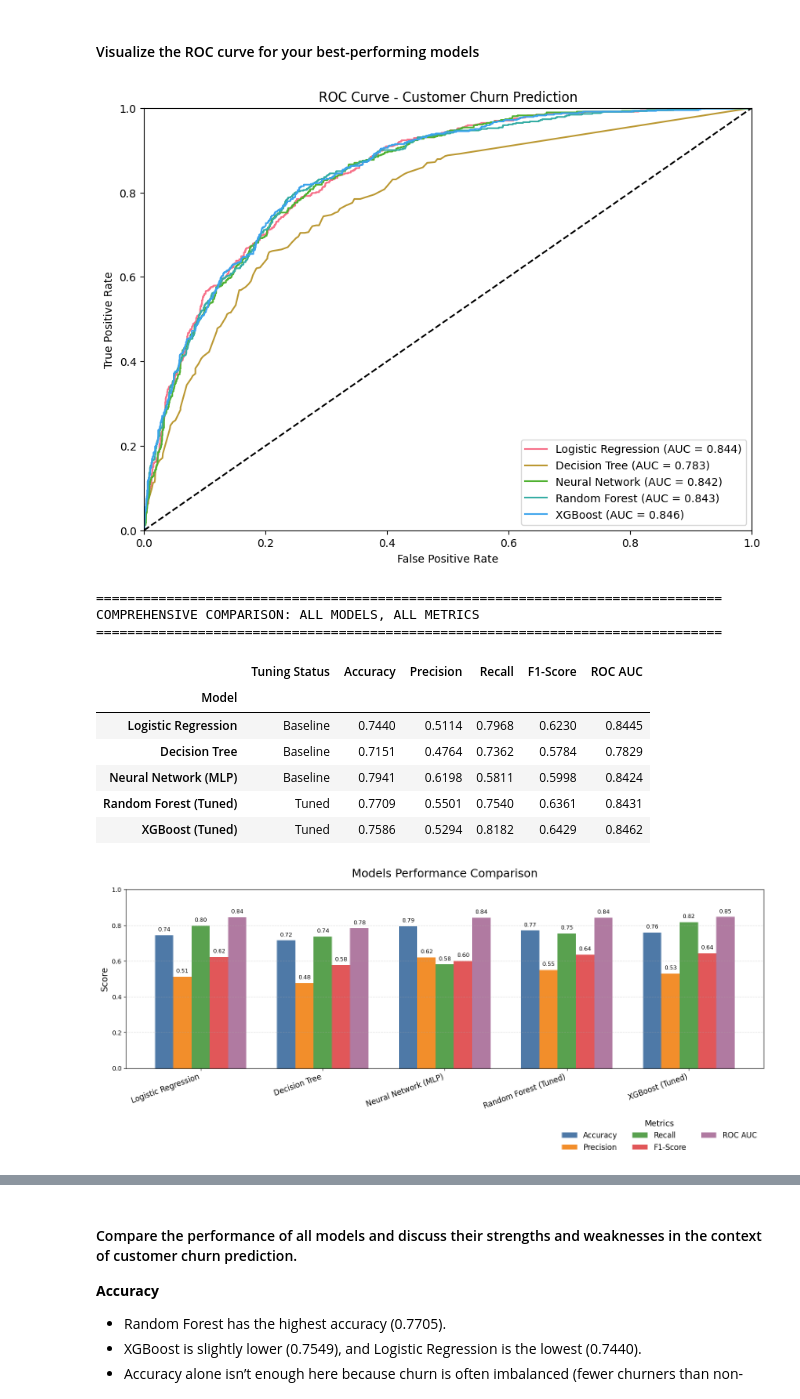
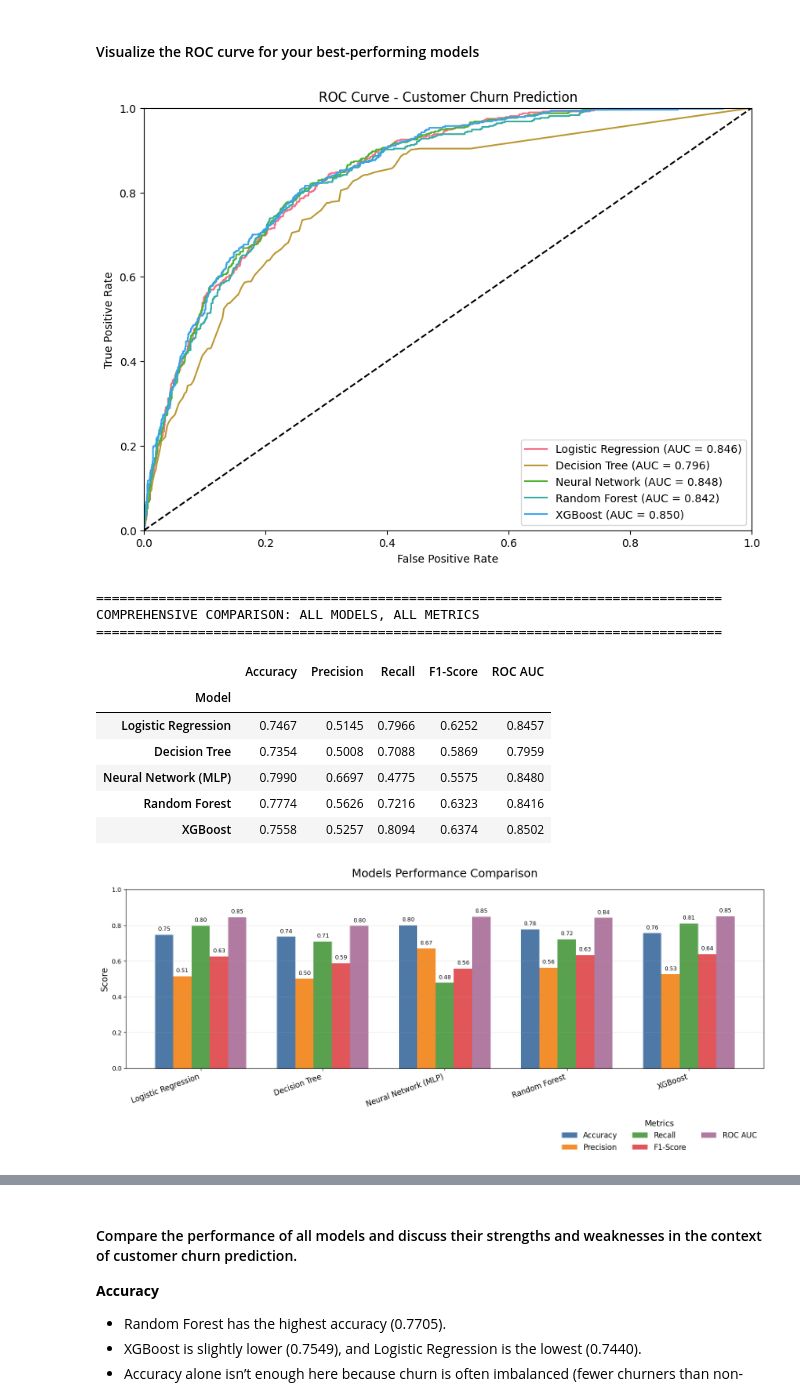
Before and after one commit to ZahraaFadhel/Predictive-Model-for-Customer-Churn, a Jupyter notebook: main.ipynb, the cells around one changed output, grey strips where cells are left out. Cells and saved outputs as stored; diff of their text form; code cells hidden in the pictures.

```diff
--- a/main.ipynb
+++ b/main.ipynb
@@ -987,7 +994,7 @@ y = df['churn']
 # Split the dataset: 70% train, 30% test with stratification
 X_train, X_test, y_train, y_test = train_test_split(
     X, y,
-    test_size=0.30,
+    test_size=0.25,
     random_state=42,
     stratify=y  # to ensure balanced churn distribution in both sets
 )
@@ -1595,9 +1833,9 @@ from sklearn.metrics import roc_curve, auc
 import matplotlib.pyplot as plt
 
 # Get predicted probabilities
-y_prob_lr = logistic_regression.predict_proba(X_test)[:, 1]
+y_prob_lr = best_lr.predict_proba(X_test)[:, 1]
 y_prob_dt = decision_tree_model.predict_proba(X_test)[:, 1]
-y_prob_nn = neural_network_model.predict_proba(X_test)[:, 1]
+y_prob_nn = best_nn.predict_proba(X_test)[:, 1]
 y_prob_rf = best_rf.predict_proba(X_test)[:, 1]
 y_prob_xgb = best_xgb.predict_proba(X_test)[:, 1]
 
@@ -1631,7 +1869,7 @@ plt.title('ROC Curve - Customer Churn Prediction')
 plt.legend(loc='lower right')
 plt.show()
 # %% [output]
-[figure, old version]
+[figure, new version]
 # %%
 # Models Performance Comparison
 
@@ -1663,24 +1901,19 @@ def get_model_metrics(model, X_test, y_test):
 # (Add/remove models as needed, just keep the structure)
 models = {
     'Logistic Regression': {
-        'model': logistic_regression,
-        'tuning': 'Baseline'
+        'model': best_lr,
     },
     'Decision Tree': {
         'model': decision_tree_model,
-        'tuning': 'Baseline'
     },
     'Neural Network (MLP)': {
-        'model': neural_network_model,
-        'tuning': 'Baseline'
+        'model': best_nn,
     },
-    'Random Forest (Tuned)': {
+    'Random Forest': {
         'model': best_rf,
-        'tuning': 'Tuned'
     },
-    'XGBoost (Tuned)': {
+    'XGBoost': {
         'model': best_xgb,
-        'tuning': 'Tuned'
     }
 }
 
@@ -1689,12 +1922,11 @@ rows = []
 for name, info in models.items():
     metrics = get_model_metrics(info['model'], X_test, y_test)  # or X_test_scaled if you used scaling
     metrics['Model'] = name
-    metrics['Tuning Status'] = info['tuning']
     rows.append(metrics)
 
 comparison_df = pd.DataFrame(rows)
 comparison_df = comparison_df.set_index('Model')
-comparison_df = comparison_df[['Tuning Status', 'Accuracy', 'Precision', 'Recall', 'F1-Score', 'ROC AUC']]
+comparison_df = comparison_df[['Accuracy', 'Precision', 'Recall', 'F1-Score', 'ROC AUC']]
 comparison_df = comparison_df.round(4)
 
 print("\n" + "="*80)
@@ -1728,38 +1960,38 @@ plt.xticks(x, plot_df.index, rotation=20, ha='right', fontsize=12)
 
 # Add value labels
 for i, metric in enumerate(metrics_to_plot):
     for j, value in enumerate(plot_df[metric]):
         plt.text(
             x=j + (i - 2) * width,
             y=value + 0.015,
             s=f"{value:.2f}",
             ha='center',
             va='bottom',
             fontsize=9
         )
 
 plt.legend(
     title="Metrics",
     fontsize=12,
     title_fontsize=13,
     bbox_to_anchor=(1, -0.25), # outside bottom-right
     loc='upper right',
     ncol=3,
     frameon=False
 )
 
 plt.grid(axis='y', linestyle='--', alpha=0.4)
 plt.tight_layout()
 plt.show()
 # %% [output]
 ================================================================================
 COMPREHENSIVE COMPARISON: ALL MODELS, ALL METRICS
 ================================================================================
-|  | Tuning Status | Accuracy | Precision | Recall | F1-Score | ROC AUC |
-| Model |  |  |  |  |  |  |
-| Logistic Regression | Baseline | 0.7440 | 0.5114 | 0.7968 | 0.6230 | 0.8445 |
-| Decision Tree | Baseline | 0.7151 | 0.4764 | 0.7362 | 0.5784 | 0.7829 |
-| Neural Network (MLP) | Baseline | 0.7941 | 0.6198 | 0.5811 | 0.5998 | 0.8424 |
-| Random Forest (Tuned) | Tuned | 0.7709 | 0.5501 | 0.7540 | 0.6361 | 0.8431 |
-| XGBoost (Tuned) | Tuned | 0.7586 | 0.5294 | 0.8182 | 0.6429 | 0.8462 |
+|  | Accuracy | Precision | Recall | F1-Score | ROC AUC |
+| Model |  |  |  |  |  |
+| Logistic Regression | 0.7467 | 0.5145 | 0.7966 | 0.6252 | 0.8457 |
+| Decision Tree | 0.7354 | 0.5008 | 0.7088 | 0.5869 | 0.7959 |
+| Neural Network (MLP) | 0.7990 | 0.6697 | 0.4775 | 0.5575 | 0.8480 |
+| Random Forest | 0.7774 | 0.5626 | 0.7216 | 0.6323 | 0.8416 |
+| XGBoost | 0.7558 | 0.5257 | 0.8094 | 0.6374 | 0.8502 |
-[figure, old version]
+[figure, new version]
```
Also changed, not shown: parts of 17 cells of this notebook, 2 other files.
